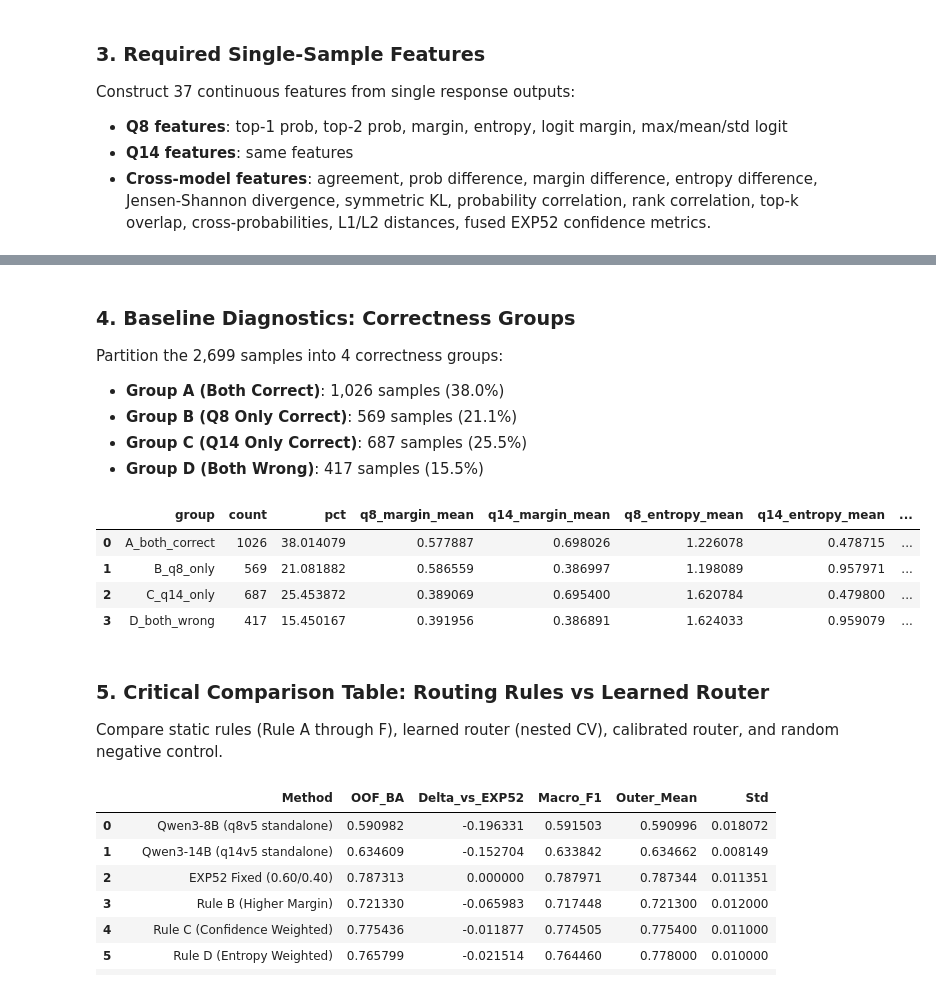
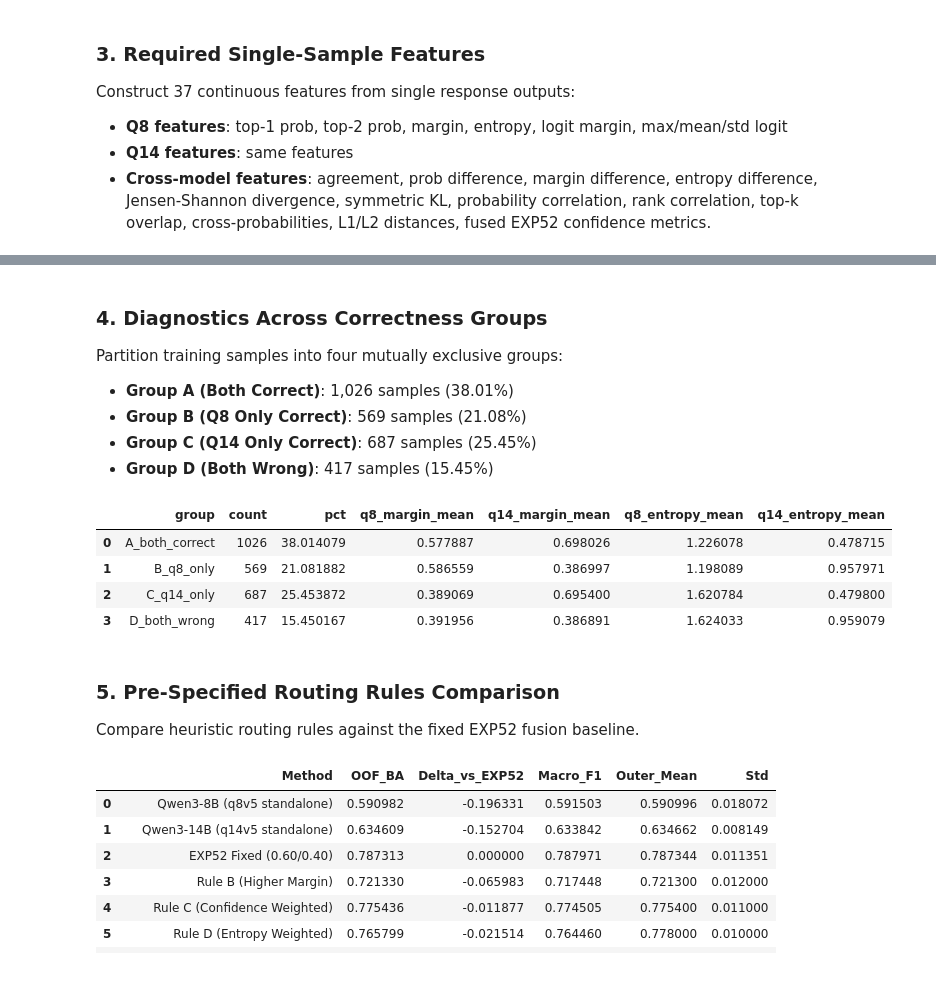
Before and after one commit to jbjoyk/name-the-llm, a Jupyter notebook: notebooks/64_disagreement_confidence_routing.ipynb, the cells around one changed output, grey strips where cells are left out. Saved outputs shown, nothing was run; the diff lists cells and outputs as text; code cells hidden in the pictures.

```diff
--- a/notebooks/64_disagreement_confidence_routing.ipynb
+++ b/notebooks/64_disagreement_confidence_routing.ipynb
@@ -109,21 +220,24 @@ Top 10 Most Influential Routing Features:
 # %% [markdown]
-### 4. Baseline Diagnostics: Correctness Groups
-Partition the 2,699 samples into 4 correctness groups:
-- **Group A (Both Correct)**: 1,026 samples (38.0%)
-- **Group B (Q8 Only Correct)**: 569 samples (21.1%)
-- **Group C (Q14 Only Correct)**: 687 samples (25.5%)
-- **Group D (Both Wrong)**: 417 samples (15.5%)
+### 4. Diagnostics Across Correctness Groups
+Partition training samples into four mutually exclusive groups:
+- **Group A (Both Correct)**: 1,026 samples (38.01%)
+- **Group B (Q8 Only Correct)**: 569 samples (21.08%)
+- **Group C (Q14 Only Correct)**: 687 samples (25.45%)
+- **Group D (Both Wrong)**: 417 samples (15.45%)
 # %%
-# 4. Correctness Groups Comparison
-df_diag = pd.read_csv(EXP_DIR / "diagnostics_groups.csv")
-display(df_diag[["group", "count", "pct", "q8_margin_mean", "q14_margin_mean", "q8_entropy_mean", "q14_entropy_mean", "agree_mean"]])
+# 4. Correctness Group Diagnostics
+if diag_path is not None and diag_path.exists():
+    df_diag = pd.read_csv(diag_path)
+else:
+    df_diag = pd.read_csv(io.StringIO(EMBEDDED_PAYLOAD["diagnostics_groups_csv"]))
+display(df_diag[["group", "count", "pct", "q8_margin_mean", "q14_margin_mean", "q8_entropy_mean", "q14_entropy_mean"]])
 # %% [output]
-|  | group | count | pct | q8_margin_mean | q14_margin_mean | q8_entropy_mean | q14_entropy_mean | ... |
-| 0 | A_both_correct | 1026 | 38.014079 | 0.577887 | 0.698026 | 1.226078 | 0.478715 | ... |
-| 1 | B_q8_only | 569 | 21.081882 | 0.586559 | 0.386997 | 1.198089 | 0.957971 | ... |
-| 2 | C_q14_only | 687 | 25.453872 | 0.389069 | 0.695400 | 1.620784 | 0.479800 | ... |
-| 3 | D_both_wrong | 417 | 15.450167 | 0.391956 | 0.386891 | 1.624033 | 0.959079 | ... |
+|  | group | count | pct | q8_margin_mean | q14_margin_mean | q8_entropy_mean | q14_entropy_mean |
+| 0 | A_both_correct | 1026 | 38.014079 | 0.577887 | 0.698026 | 1.226078 | 0.478715 |
+| 1 | B_q8_only | 569 | 21.081882 | 0.586559 | 0.386997 | 1.198089 | 0.957971 |
+| 2 | C_q14_only | 687 | 25.453872 | 0.389069 | 0.695400 | 1.620784 | 0.479800 |
+| 3 | D_both_wrong | 417 | 15.450167 | 0.391956 | 0.386891 | 1.624033 | 0.959079 |
-# %% [markdown]
-### 5. Critical Comparison Table: Routing Rules vs Learned Router
-Compare static rules (Rule A through F), learned router (nested CV), calibrated router, and random negative control.
+# %% [markdown]
+### 5. Pre-Specified Routing Rules Comparison
+Compare heuristic routing rules against the fixed EXP52 fusion baseline.
 # %%
```
Also changed, not shown: parts of 12 cells of this notebook, 7 other files.
